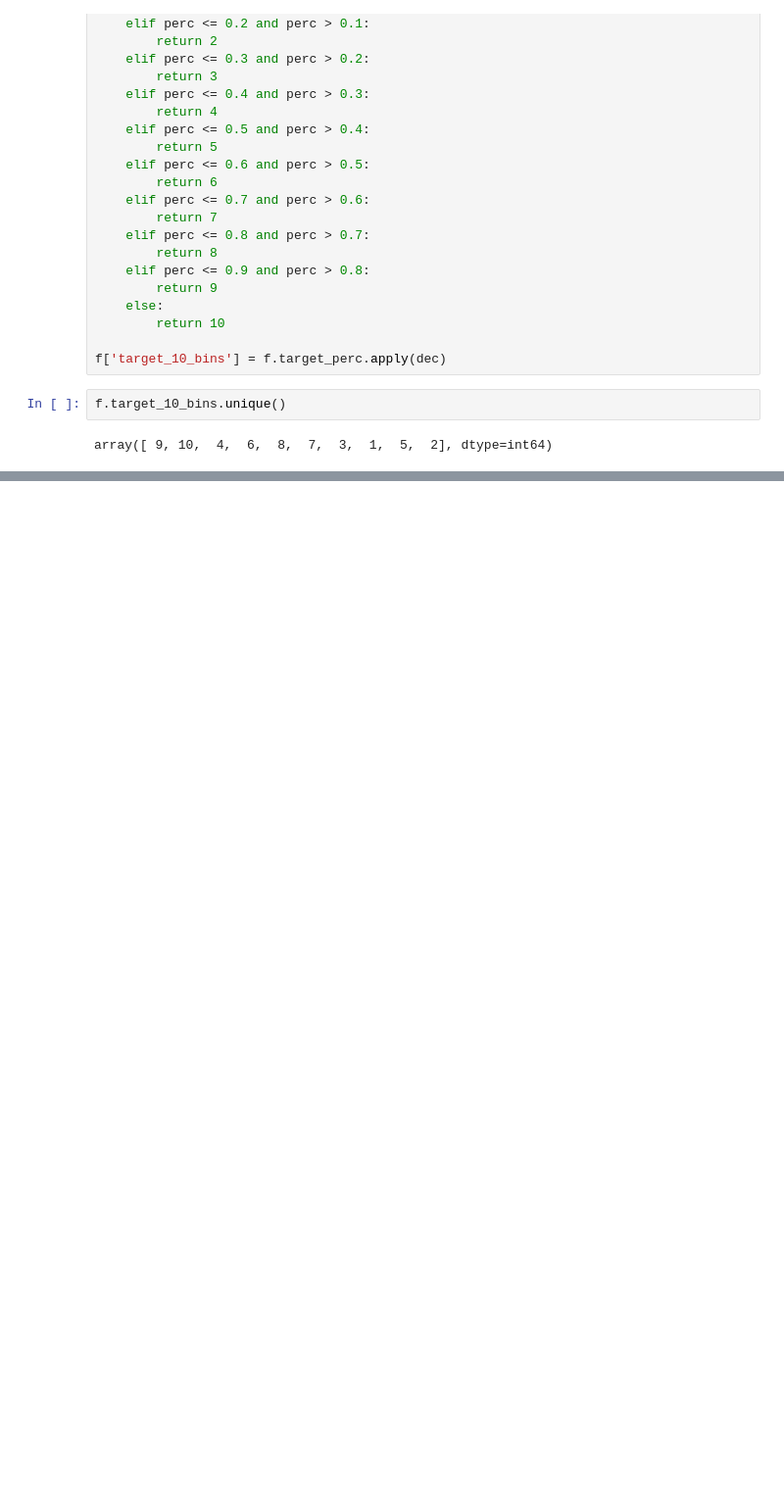
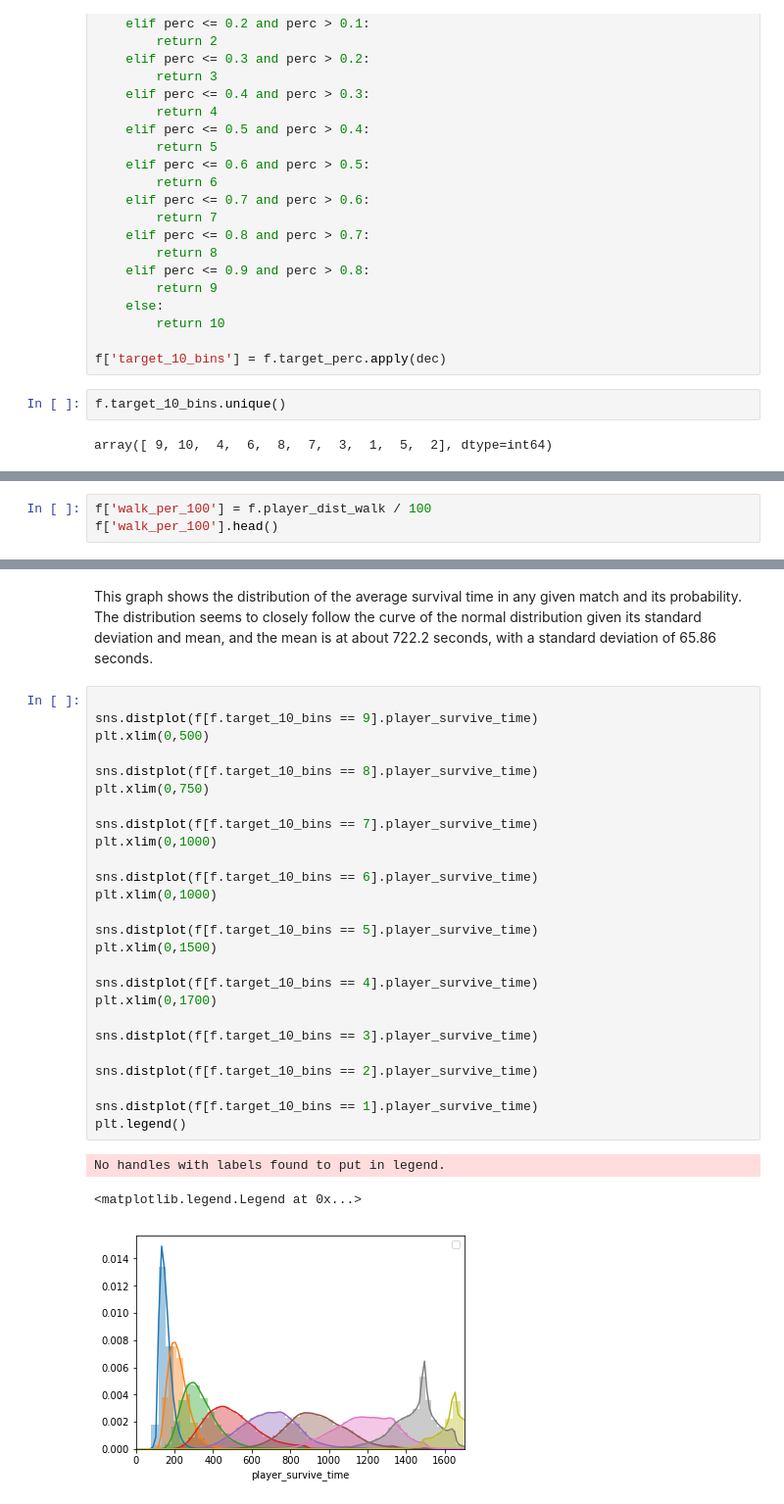
Before and after one commit to MikeSLee1738/Springboard_Projects, a Jupyter notebook: Capstone Project PUBG/Days.ipynb, the cells around one changed output, grey strips where cells are left out. Shown at 98% size. Saved outputs shown, nothing was run; the diff lists cells and outputs as text; blank space fills up the shorter version.

```diff
--- a/Capstone Project PUBG/Days.ipynb
+++ b/Capstone Project PUBG/Days.ipynb
@@ -369,0 +189,3 @@ Accuracy on test data:     0.99
+# %%
+f['walk_per_100'] = f.player_dist_walk / 100
+f['walk_per_100'].head()
@@ -369,0 +253,32 @@ Accuracy on test data:     0.99
+# %% [markdown]
+This graph shows the distribution of the average survival time in any given match and its probability. The distribution seems to closely follow the curve of the normal distribution given its standard deviation and mean, and the mean is at about 722.2 seconds, with a standard deviation of 65.86 seconds.
+# %%
+
+sns.distplot(f[f.target_10_bins == 9].player_survive_time)
+plt.xlim(0,500)
+
+sns.distplot(f[f.target_10_bins == 8].player_survive_time)
+plt.xlim(0,750)
+
+sns.distplot(f[f.target_10_bins == 7].player_survive_time)
+plt.xlim(0,1000)
+
+sns.distplot(f[f.target_10_bins == 6].player_survive_time)
+plt.xlim(0,1000)
+
+sns.distplot(f[f.target_10_bins == 5].player_survive_time)
+plt.xlim(0,1500)
+
+sns.distplot(f[f.target_10_bins == 4].player_survive_time)
+plt.xlim(0,1700)
+
+sns.distplot(f[f.target_10_bins == 3].player_survive_time)
+
+sns.distplot(f[f.target_10_bins == 2].player_survive_time)
+
+sns.distplot(f[f.target_10_bins == 1].player_survive_time)
+plt.legend()
+# %% [output]
+No handles with labels found to put in legend.
+<matplotlib.legend.Legend at 0x...>
+[figure, added]
```
Also changed, not shown: parts of 99 cells of this notebook, 2 other files.
